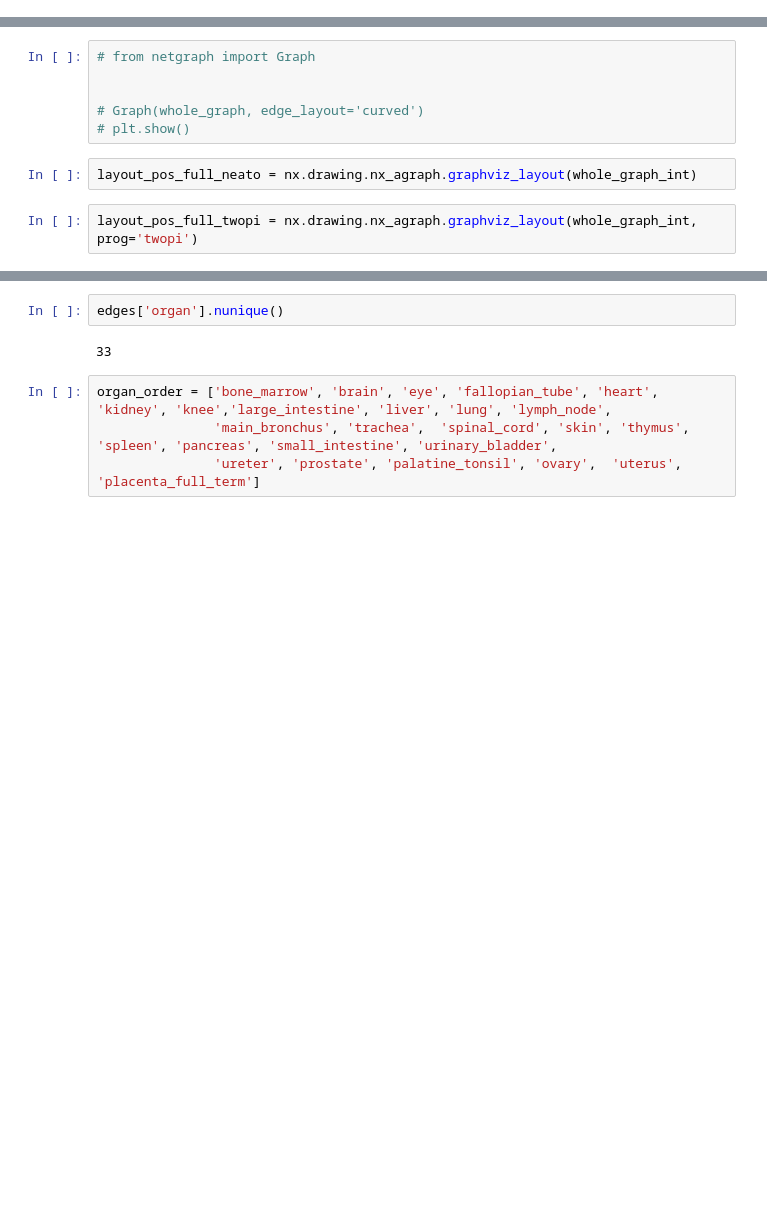
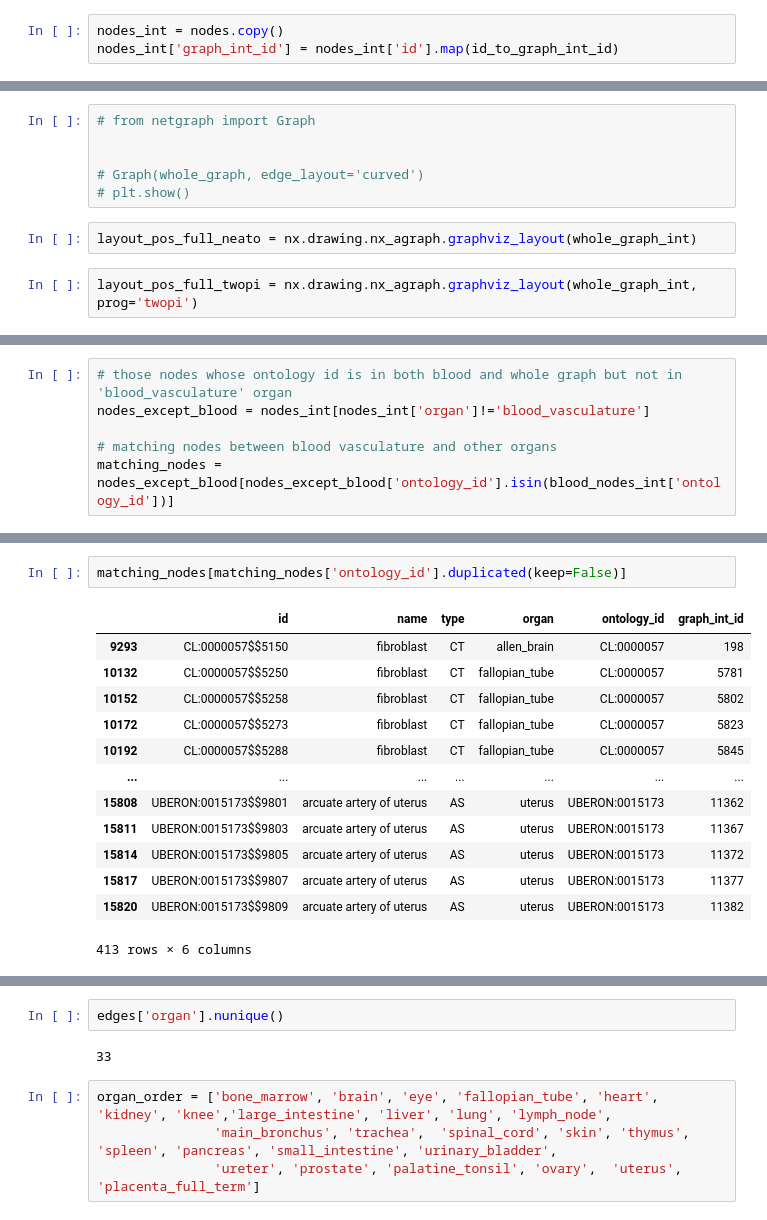
Before and after one commit to cns-iu/hra-ftu-vccf-supporting-information, a Jupyter notebook: code/HRA_Butterfly_viz_v2.ipynb, the cells around one changed output, grey strips where cells are left out. Saved outputs shown, nothing was run; the diff lists cells and outputs as text; blank space fills up the shorter version.

```diff
--- a/code/HRA_Butterfly_viz_v2.ipynb
+++ b/code/HRA_Butterfly_viz_v2.ipynb
@@ -170,0 +196,3 @@ whole_graph_int = nx.convert_node_labels_to_integers(whole_graph)
+# %%
+nodes_int = nodes.copy()
+nodes_int['graph_int_id'] = nodes_int['id'].map(id_to_graph_int_id)
@@ -180,0 +259,6 @@ layout_pos_full_twopi = nx.drawing.nx_agraph.graphviz_layout(whole_graph_int, pr
+# %%
+# those nodes whose ontology id is in both blood and whole graph but not in 'blood_vasculature' organ
+nodes_except_blood = nodes_int[nodes_int['organ']!='blood_vasculature']
+
+# matching nodes between blood vasculature and other organs
+matching_nodes = nodes_except_blood[nodes_except_blood['ontology_id'].isin(blood_nodes_int['ontology_id'])]
@@ -180,0 +289,16 @@ layout_pos_full_twopi = nx.drawing.nx_agraph.graphviz_layout(whole_graph_int, pr
+# %%
+matching_nodes[matching_nodes['ontology_id'].duplicated(keep=False)]
+# %% [output]
+|  | id | name | type | organ | ontology_id | graph_int_id |
+| 9293 | CL:0000057$$5150 | fibroblast | CT | allen_brain | CL:0000057 | 198 |
+| 10132 | CL:0000057$$5250 | fibroblast | CT | fallopian_tube | CL:0000057 | 5781 |
+| 10152 | CL:0000057$$5258 | fibroblast | CT | fallopian_tube | CL:0000057 | 5802 |
+| 10172 | CL:0000057$$5273 | fibroblast | CT | fallopian_tube | CL:0000057 | 5823 |
+| 10192 | CL:0000057$$5288 | fibroblast | CT | fallopian_tube | CL:0000057 | 5845 |
+| ... | ... | ... | ... | ... | ... | ... |
+| 15808 | UBERON:0015173$$9801 | arcuate artery of uterus | AS | uterus | UBERON:0015173 | 11362 |
+| 15811 | UBERON:0015173$$9803 | arcuate artery of uterus | AS | uterus | UBERON:0015173 | 11367 |
+| 15814 | UBERON:0015173$$9805 | arcuate artery of uterus | AS | uterus | UBERON:0015173 | 11372 |
+| 15817 | UBERON:0015173$$9807 | arcuate artery of uterus | AS | uterus | UBERON:0015173 | 11377 |
+| 15820 | UBERON:0015173$$9809 | arcuate artery of uterus | AS | uterus | UBERON:0015173 | 11382 |
+413 rows × 6 columns
```
Also changed, not shown: parts of 37 cells of this notebook.
